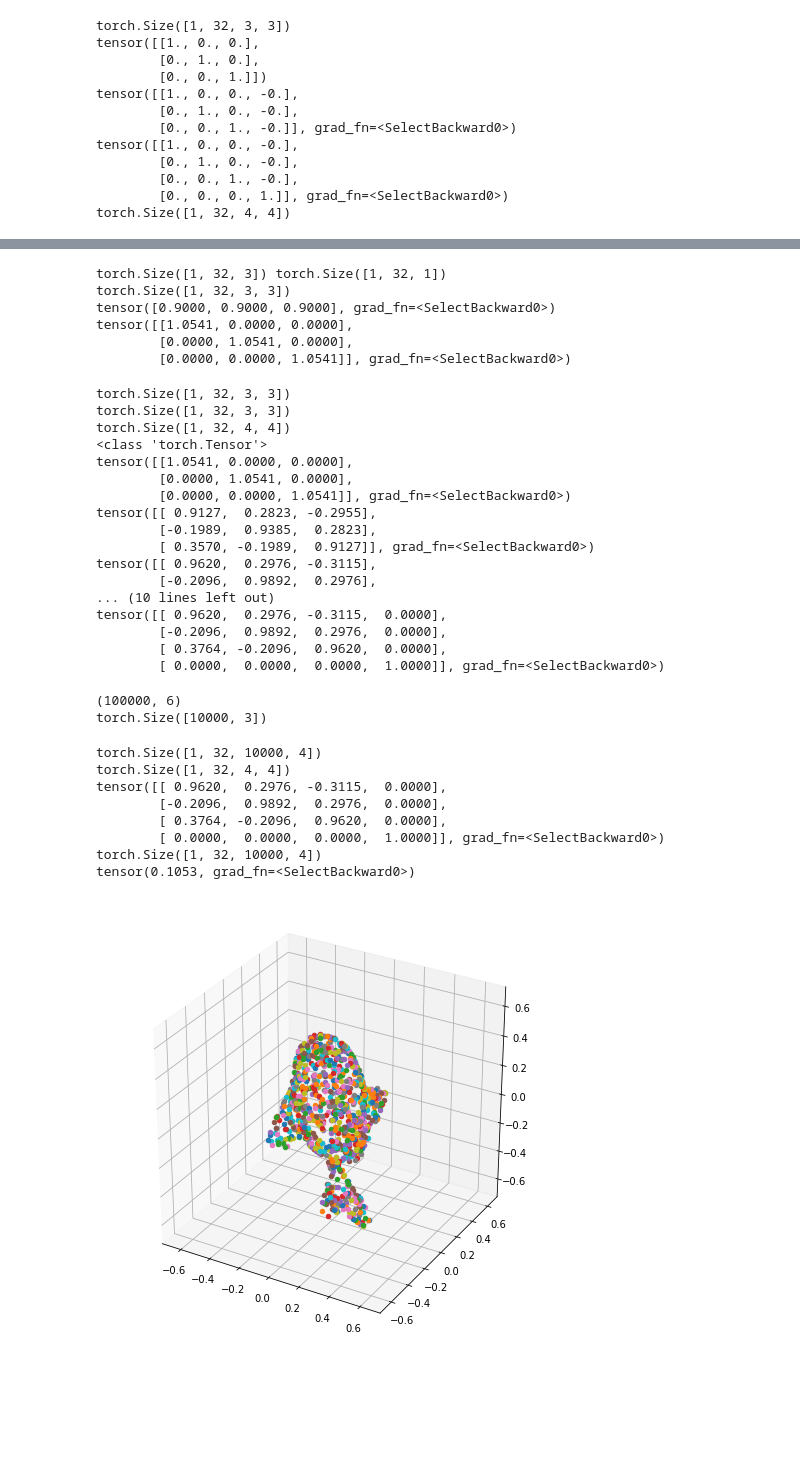
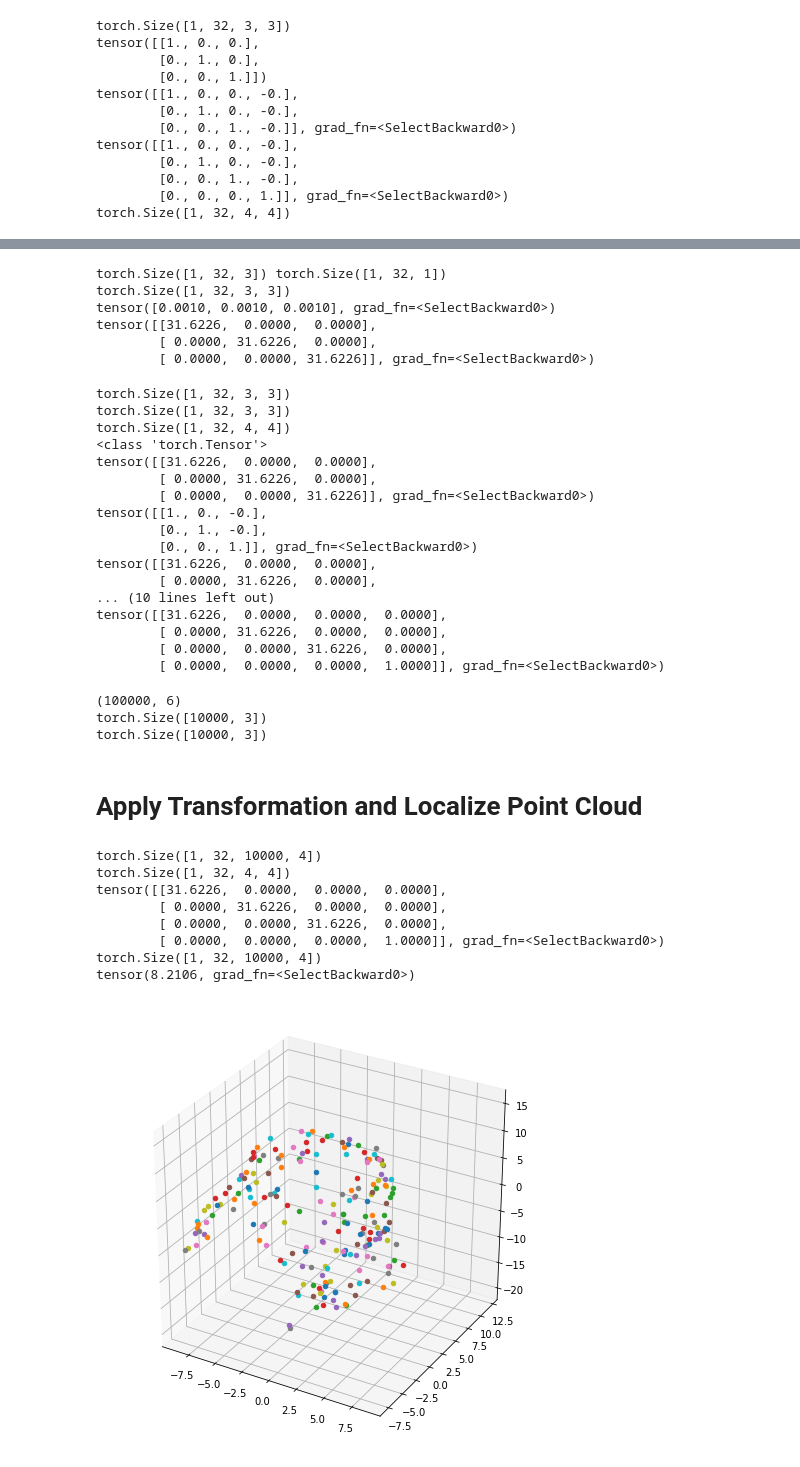
Before and after one commit to JRyanShue/ldif, a Jupyter notebook: LDIF.ipynb, the cells around one changed output, grey strips where cells are left out. Saved outputs shown, nothing was run; the diff lists cells and outputs as text; code cells hidden in the pictures; blank space fills up the shorter version.

```diff
--- a/LDIF.ipynb
+++ b/LDIF.ipynb
@@ -326,5 +326,5 @@ torch.Size([1, 32, 6])
 
 constant[0][0] = torch.tensor([0])
 center[0][0] = torch.tensor([0, 0, 0])  # Some values (I think x and y) are negated
-radius_var[0][0] = torch.tensor([0.9, 0.9, 0.9])
-radius_rot[0][0] = torch.tensor([0.3, 0.3, 0.3])  # BUG IN THIS MATRIX CALCULATION
+radius_var[0][0] = torch.tensor([0.001, 0.001, 0.001])  # Keep in mind that this is 1/2 of diameter
+radius_rot[0][0] = torch.tensor([0, 0, 0])
@@ -423,10 +425,10 @@ print(scale[0][0])
 # %% [output]
 torch.Size([1, 32, 3]) torch.Size([1, 32, 1])
 torch.Size([1, 32, 3, 3])
-tensor([0.9000, 0.9000, 0.9000], grad_fn=<SelectBackward0>)
-tensor([[1.0541, 0.0000, 0.0000],
-        [0.0000, 1.0541, 0.0000],
-        [0.0000, 0.0000, 1.0541]], grad_fn=<SelectBackward0>)
+tensor([0.0010, 0.0010, 0.0010], grad_fn=<SelectBackward0>)
+tensor([[31.6226,  0.0000,  0.0000],
+        [ 0.0000, 31.6226,  0.0000],
+        [ 0.0000,  0.0000, 31.6226]], grad_fn=<SelectBackward0>)
 # %%
 
 def homogenize(m):  # (1, 32, 3, 3)
@@ -466,18 +468,18 @@ torch.Size([1, 32, 3, 3])
 torch.Size([1, 32, 3, 3])
 torch.Size([1, 32, 4, 4])
 <class 'torch.Tensor'>
-tensor([[1.0541, 0.0000, 0.0000],
-        [0.0000, 1.0541, 0.0000],
-        [0.0000, 0.0000, 1.0541]], grad_fn=<SelectBackward0>)
-tensor([[ 0.9127,  0.2823, -0.2955],
-        [-0.1989,  0.9385,  0.2823],
-        [ 0.3570, -0.1989,  0.9127]], grad_fn=<SelectBackward0>)
-tensor([[ 0.9620,  0.2976, -0.3115],
-        [-0.2096,  0.9892,  0.2976],
+tensor([[31.6226,  0.0000,  0.0000],
+        [ 0.0000, 31.6226,  0.0000],
+        [ 0.0000,  0.0000, 31.6226]], grad_fn=<SelectBackward0>)
+tensor([[1., 0., -0.],
+        [0., 1., -0.],
+        [0., 0., 1.]], grad_fn=<SelectBackward0>)
+tensor([[31.6226,  0.0000,  0.0000],
+        [ 0.0000, 31.6226,  0.0000],
 ... (10 lines left out)
-tensor([[ 0.9620,  0.2976, -0.3115,  0.0000],
-        [-0.2096,  0.9892,  0.2976,  0.0000],
-        [ 0.3764, -0.2096,  0.9620,  0.0000],
+tensor([[31.6226,  0.0000,  0.0000,  0.0000],
+        [ 0.0000, 31.6226,  0.0000,  0.0000],
+        [ 0.0000,  0.0000, 31.6226,  0.0000],
         [ 0.0000,  0.0000,  0.0000,  1.0000]], grad_fn=<SelectBackward0>)
 # %%
 # Get 10k point surface sample of input, as in ldif/inference/example.py's
@@ -487,13 +489,16 @@ print(input_points.shape)
 
 sample_count = 10000
 
-# All points are valid -- sample randomly
+# All points-normal pairs are valid -- sample randomly
 surface_samples_10k = input_points[np.random.choice(len(input_points),
                                   sample_count, replace=False), :]
 
-# surface_samples_10k = torch.tensor(surface_samples_10k)
+# Split into points and normals
 surface_pt_samples_10k = torch.tensor(surface_samples_10k[:, :3])
+surface_normal_samples_10k = torch.tensor(surface_samples_10k[:, 3:])
+
 print(surface_pt_samples_10k.shape)
+print(surface_normal_samples_10k.shape)
 
 # _a1 = np.random.rand(6, 2)
 # print(_a1)
@@ -501,6 +506,9 @@ print(surface_pt_samples_10k.shape)
 # %% [output]
 (100000, 6)
 torch.Size([10000, 3])
+torch.Size([10000, 3])
+# %% [markdown]
+# Apply Transformation and Localize Point Cloud
 # %%
 
 # Apply transformation matrix to point cloud, generating localized ones
@@ -535,35 +543,40 @@ print(transformation_matrix.shape)
 print(transformation_matrix[0][0])
 all_local_points = torch.matmul(tiled_global, torch.transpose(transformation_matrix, -2, -1))  # , transpose_b=True)
 
+# Tile normals in the same way
+tiled_global_normals = torch.tile(
+    torch.unsqueeze(to_homogeneous(surface_normal_samples_10k, is_point=True), dim=0),  # (1, 1, 10000, 4)
+    (1, N, 1, 1))  # (1, 32, 10000, 4)
+
 print(all_local_points.shape)
 print(all_local_points[0][0][0][0])
 # %% [output]
 torch.Size([1, 32, 10000, 4])
 torch.Size([1, 32, 4, 4])
-tensor([[ 0.9620,  0.2976, -0.3115,  0.0000],
-        [-0.2096,  0.9892,  0.2976,  0.0000],
-        [ 0.3764, -0.2096,  0.9620,  0.0000],
+tensor([[31.6226,  0.0000,  0.0000,  0.0000],
+        [ 0.0000, 31.6226,  0.0000,  0.0000],
+        [ 0.0000,  0.0000, 31.6226,  0.0000],
         [ 0.0000,  0.0000,  0.0000,  1.0000]], grad_fn=<SelectBackward0>)
 torch.Size([1, 32, 10000, 4])
-tensor(0.1053, grad_fn=<SelectBackward0>)
+tensor(8.2106, grad_fn=<SelectBackward0>)
 # %%
 
 # Plot transformation
 
 fig = plt.figure(figsize=(8, 8))
 
 ax = fig.add_subplot(111, projection='3d')
 box_size = 0.7
-ax.axes.set_xlim3d(left=-box_size, right=box_size)
-ax.axes.set_ylim3d(bottom=-box_size, top=box_size)
-ax.axes.set_zlim3d(bottom=-box_size, top=box_size)
+# ax.axes.set_xlim3d(left=-box_size, right=box_size)
+# ax.axes.set_ylim3d(bottom=-box_size, top=box_size)
+# ax.axes.set_zlim3d(bottom=-box_size, top=box_size)
 
 # print(all_local_points[0][0][0][0])
-for i in range(1000):
+for i in range(200):
   point = random.choice(all_local_points[0][0])
   # print(point[0].item())
   ax.scatter(point[0].item(), point[1].item(), point[2].item())
 
 plt.show()
 # %% [output]
-[figure, old version]
+[figure, new version]
```
Also changed, not shown: parts of 14 cells of this notebook.
